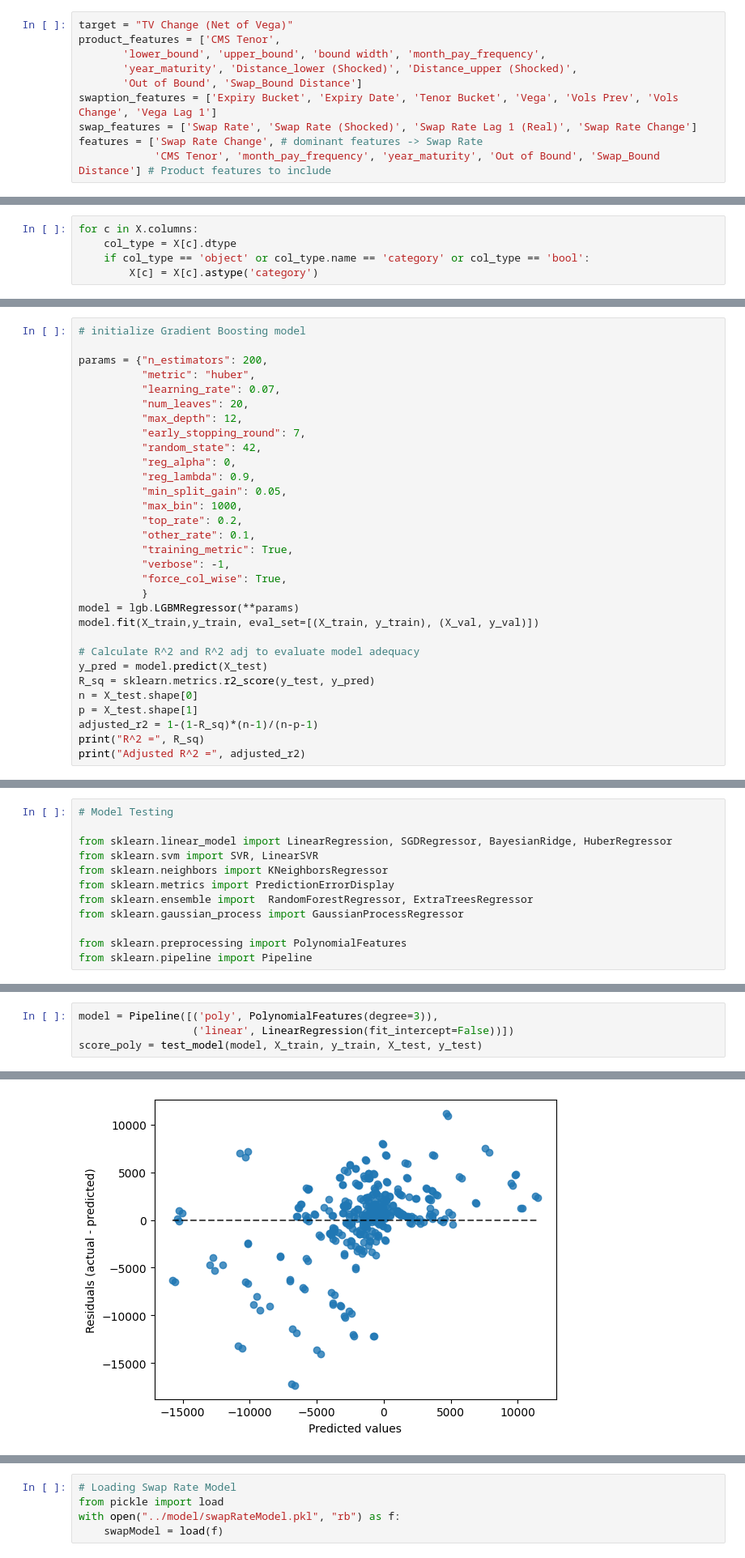
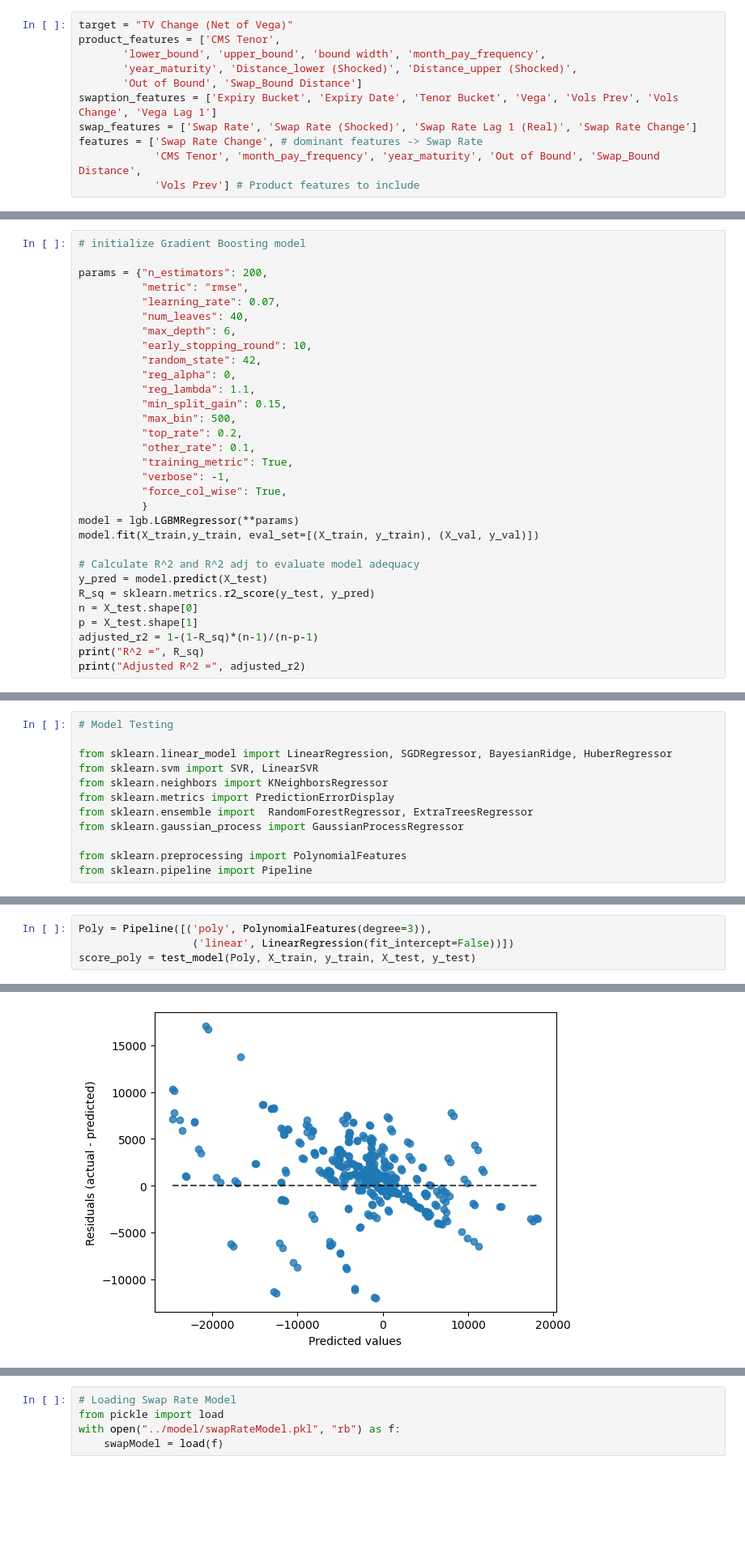
Before and after one commit to jacksonhk/UBS-data, a Jupyter notebook: IRModel.ipynb, the cells around one changed output, grey strips where cells are left out. Shown at 81% size. Saved outputs shown, nothing was run; the diff lists cells and outputs as text; blank space fills up the shorter version.

```diff
--- a/IRModel.ipynb
+++ b/IRModel.ipynb
@@ -328,7 +328,8 @@ product_features = ['CMS Tenor',
 swaption_features = ['Expiry Bucket', 'Expiry Date', 'Tenor Bucket', 'Vega', 'Vols Prev', 'Vols Change', 'Vega Lag 1']
 swap_features = ['Swap Rate', 'Swap Rate (Shocked)', 'Swap Rate Lag 1 (Real)', 'Swap Rate Change']
 features = ['Swap Rate Change', # dominant features -> Swap Rate
-            'CMS Tenor', 'month_pay_frequency', 'year_maturity', 'Out of Bound', 'Swap_Bound Distance'] # Product features to include
+            'CMS Tenor', 'month_pay_frequency', 'year_maturity', 'Out of Bound', 'Swap_Bound Distance',
+            'Vols Prev'] # Product features to include
 # %%
 from sklearn.preprocessing import PolynomialFeatures
 # %%
@@ -338,8 +339,3 @@ X = data[features]
 
 #poly = PolynomialFeatures(3)
 #X = poly.fit_transform(X)
-# %%
-for c in X.columns:
-    col_type = X[c].dtype
-    if col_type == 'object' or col_type.name == 'category' or col_type == 'bool':
-        X[c] = X[c].astype('category')
@@ -380,16 +370,16 @@ pylab.show()
 # initialize Gradient Boosting model
 
 params = {"n_estimators": 200,
-          "metric": "huber",
+          "metric": "rmse",
           "learning_rate": 0.07,
-          "num_leaves": 20,
-          "max_depth": 12,
-          "early_stopping_round": 7,
+          "num_leaves": 40,
+          "max_depth": 6,
+          "early_stopping_round": 10,
           "random_state": 42,
           "reg_alpha": 0,
-          "reg_lambda": 0.9,
-          "min_split_gain": 0.05,
-          "max_bin": 1000,
+          "reg_lambda": 1.1,
+          "min_split_gain": 0.15,
+          "max_bin": 500,
           "top_rate": 0.2,
           "other_rate": 0.1,
           "training_metric": True,
@@ -478,5 +468,5 @@ Adjusted R^2: 0.5046949693289329
 # %%
-model = Pipeline([('poly', PolynomialFeatures(degree=3)),
+Poly = Pipeline([('poly', PolynomialFeatures(degree=3)),
                   ('linear', LinearRegression(fit_intercept=False))])
-score_poly = test_model(model, X_train, y_train, X_test, y_test)
+score_poly = test_model(Poly, X_train, y_train, X_test, y_test)
 # %% [output]
@@ -485,4 +475,4 @@ Adjusted R^2: 0.6507275993584143
-[figure, old version]
+[figure, new version]
 # %%
 score_linear = test_model(LinearRegression(), X_train, y_train, X_test, y_test)
 # %% [output]
```
Also changed, not shown: parts of 20 cells of this notebook.
